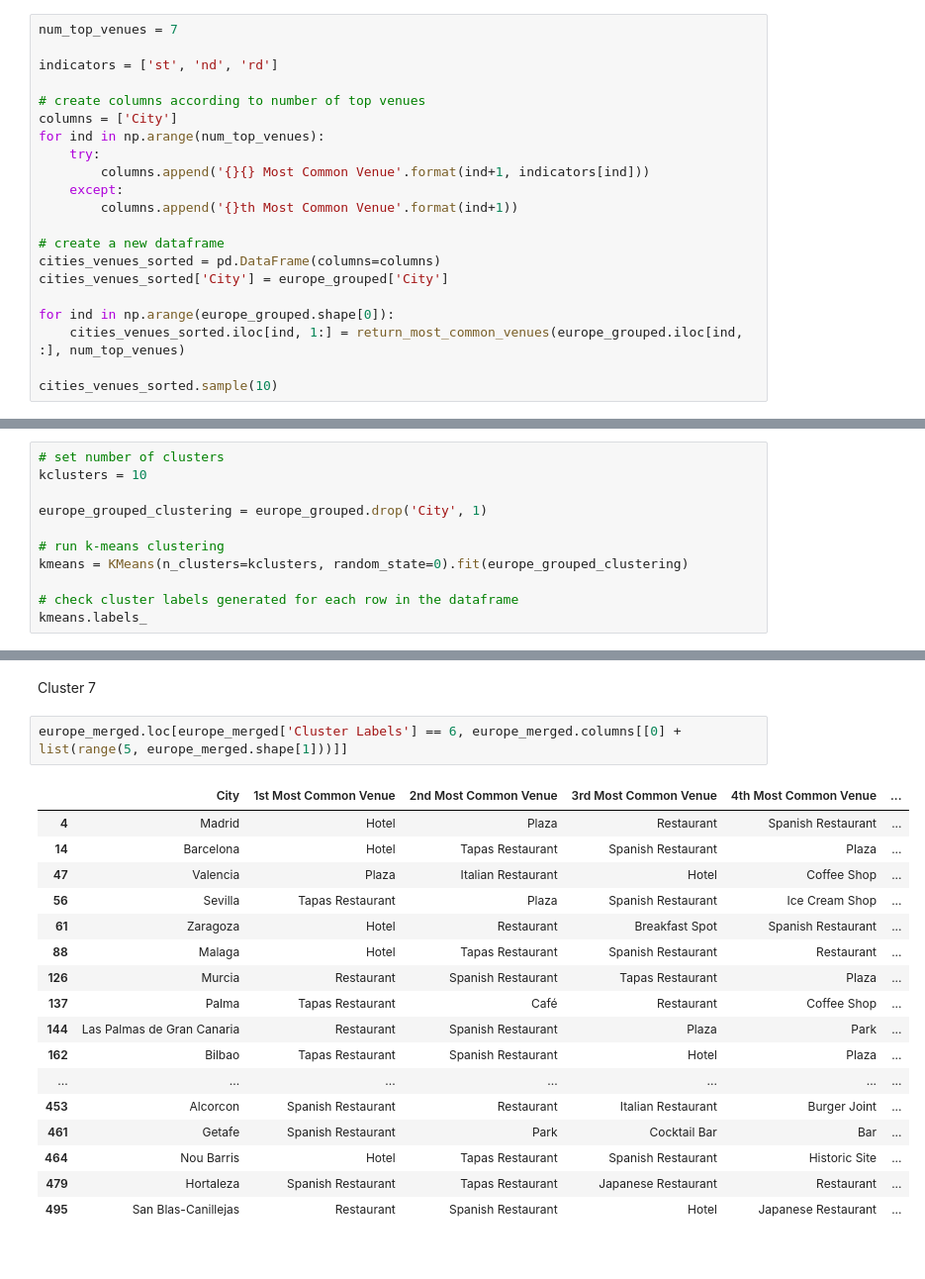
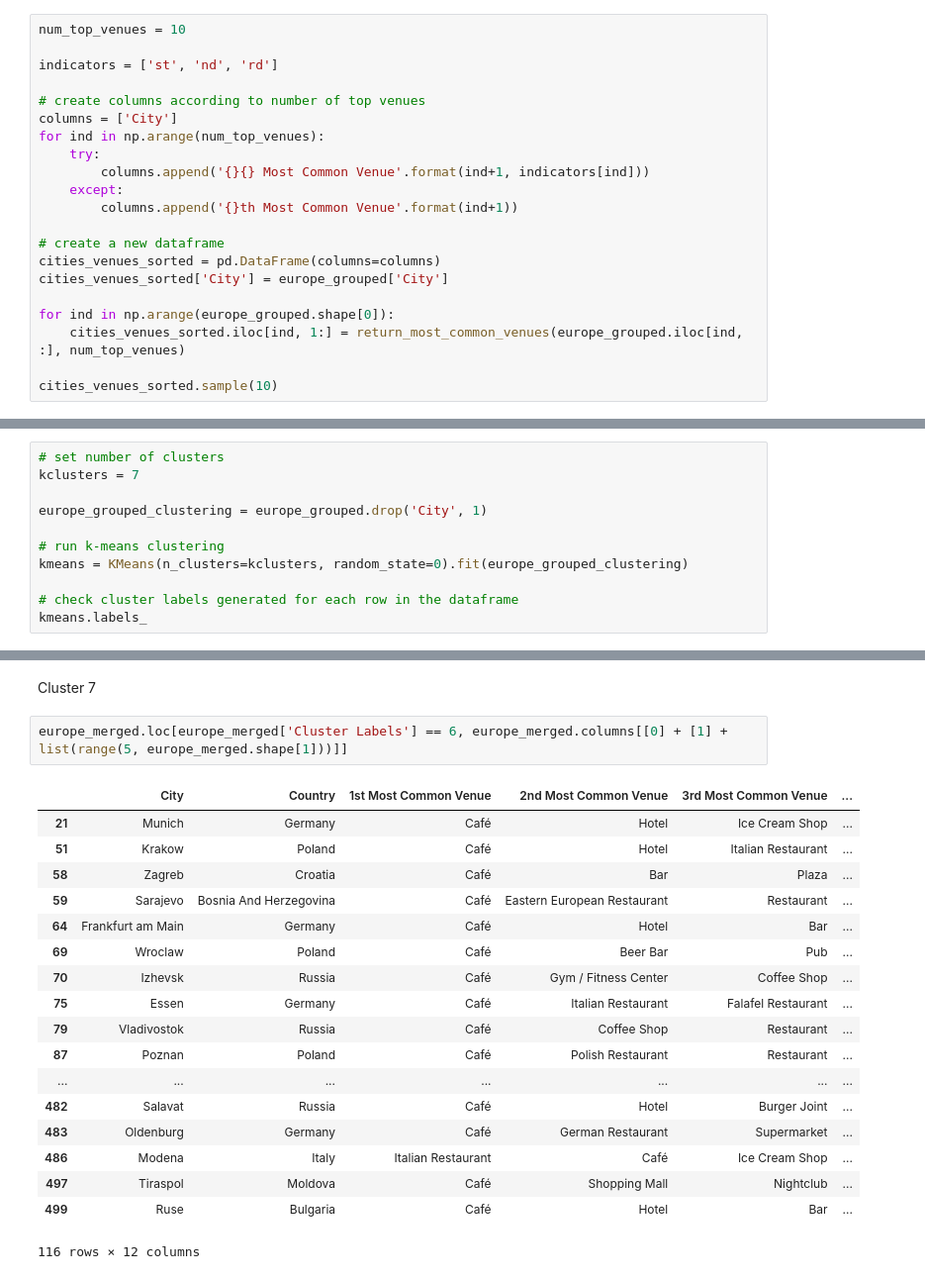
Before and after one commit to cssoumyade/Clustering-European-Cities, a Jupyter notebook: Feature Engineering and Clustering.ipynb, the cells around one changed output, grey strips where cells are left out. Shown at 99% size. Saved outputs shown, nothing was run; the diff lists cells and outputs as text.

```diff
--- a/Feature Engineering and Clustering.ipynb
+++ b/Feature Engineering and Clustering.ipynb
@@ -69,7 +69,7 @@ def return_most_common_venues(row, num_top_venues):
 # %% [markdown]
 <h4>Create the new dataframe with top 10 venues for each city</h4>
 # %%
-num_top_venues = 7
+num_top_venues = 10
 
 indicators = ['st', 'nd', 'rd']
 
@@ -107,7 +107,7 @@ cities_venues_sorted.sample(10)
 Run *k*-means to cluster the cities into 5 clusters
 # %%
 # set number of clusters
-kclusters = 10
+kclusters = 7
 
 europe_grouped_clustering = europe_grouped.drop('City', 1)
 
@@ -348,22 +315,23 @@ europe_merged.loc[europe_merged['Cluster Labels'] == 5, europe_merged.columns[[0
 # %% [markdown]
 Cluster 7
 # %%
-europe_merged.loc[europe_merged['Cluster Labels'] == 6, europe_merged.columns[[0] + list(range(5, europe_merged.shape[1]))]]
+europe_merged.loc[europe_merged['Cluster Labels'] == 6, europe_merged.columns[[0] + [1] + list(range(5, europe_merged.shape[1]))]]
 # %% [output]
-|  | City | 1st Most Common Venue | 2nd Most Common Venue | 3rd Most Common Venue | 4th Most Common Venue | ... |
-| 4 | Madrid | Hotel | Plaza | Restaurant | Spanish Restaurant | ... |
-| 14 | Barcelona | Hotel | Tapas Restaurant | Spanish Restaurant | Plaza | ... |
-| 47 | Valencia | Plaza | Italian Restaurant | Hotel | Coffee Shop | ... |
-| 56 | Sevilla | Tapas Restaurant | Plaza | Spanish Restaurant | Ice Cream Shop | ... |
-| 61 | Zaragoza | Hotel | Restaurant | Breakfast Spot | Spanish Restaurant | ... |
-| 88 | Malaga | Hotel | Tapas Restaurant | Spanish Restaurant | Restaurant | ... |
-| 126 | Murcia | Restaurant | Spanish Restaurant | Tapas Restaurant | Plaza | ... |
-| 137 | Palma | Tapas Restaurant | Café | Restaurant | Coffee Shop | ... |
-| 144 | Las Palmas de Gran Canaria | Restaurant | Spanish Restaurant | Plaza | Park | ... |
-| 162 | Bilbao | Tapas Restaurant | Spanish Restaurant | Hotel | Plaza | ... |
+|  | City | Country | 1st Most Common Venue | 2nd Most Common Venue | 3rd Most Common Venue | ... |
+| 21 | Munich | Germany | Café | Hotel | Ice Cream Shop | ... |
+| 51 | Krakow | Poland | Café | Hotel | Italian Restaurant | ... |
+| 58 | Zagreb | Croatia | Café | Bar | Plaza | ... |
+| 59 | Sarajevo | Bosnia And Herzegovina | Café | Eastern European Restaurant | Restaurant | ... |
+| 64 | Frankfurt am Main | Germany | Café | Hotel | Bar | ... |
+| 69 | Wroclaw | Poland | Café | Beer Bar | Pub | ... |
+| 70 | Izhevsk | Russia | Café | Gym / Fitness Center | Coffee Shop | ... |
+| 75 | Essen | Germany | Café | Italian Restaurant | Falafel Restaurant | ... |
+| 79 | Vladivostok | Russia | Café | Coffee Shop | Restaurant | ... |
+| 87 | Poznan | Poland | Café | Polish Restaurant | Restaurant | ... |
 | ... | ... | ... | ... | ... | ... | ... |
-| 453 | Alcorcon | Spanish Restaurant | Restaurant | Italian Restaurant | Burger Joint | ... |
-| 461 | Getafe | Spanish Restaurant | Park | Cocktail Bar | Bar | ... |
-| 464 | Nou Barris | Hotel | Tapas Restaurant | Spanish Restaurant | Historic Site | ... |
-| 479 | Hortaleza | Spanish Restaurant | Tapas Restaurant | Japanese Restaurant | Restaurant | ... |
-| 495 | San Blas-Canillejas | Restaurant | Spanish Restaurant | Hotel | Japanese Restaurant | ... |
+| 482 | Salavat | Russia | Café | Hotel | Burger Joint | ... |
+| 483 | Oldenburg | Germany | Café | German Restaurant | Supermarket | ... |
+| 486 | Modena | Italy | Italian Restaurant | Café | Ice Cream Shop | ... |
+| 497 | Tiraspol | Moldova | Café | Shopping Mall | Nightclub | ... |
+| 499 | Ruse | Bulgaria | Café | Hotel | Bar | ... |
+116 rows × 12 columns
```
Also changed, not shown: parts of 11 cells of this notebook.
